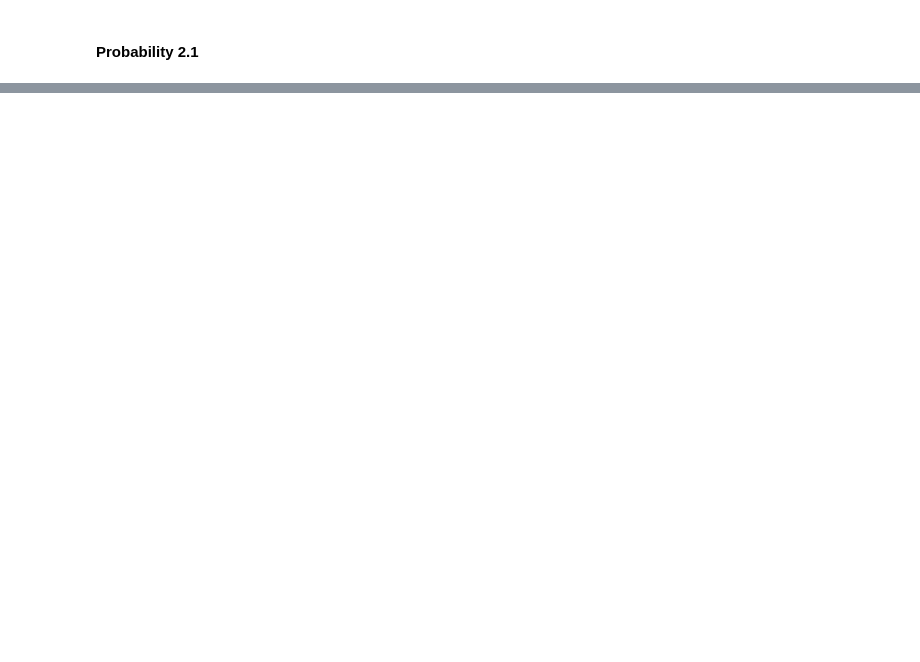
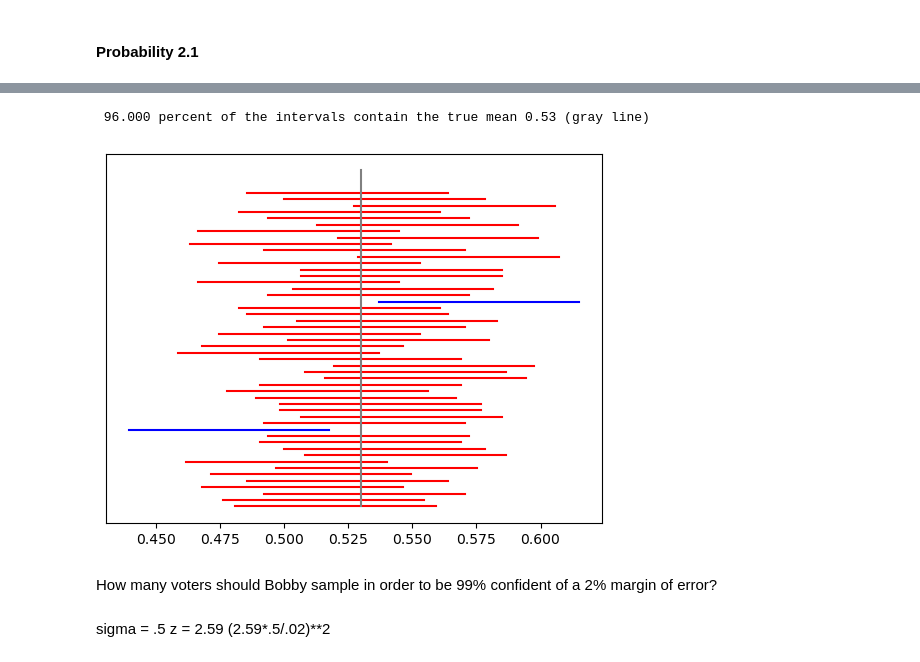
Before and after one commit to ninja-lab/PowerElectronics, a Jupyter notebook: Chapter2Problems/BrilliantStatistics.ipynb, the cells around one changed output, grey strips where cells are left out. Cells and saved outputs as stored; diff of their text form; code cells hidden in the pictures; blank space fills up the shorter version.

```diff
--- a/Chapter2Problems/BrilliantStatistics.ipynb
+++ b/Chapter2Problems/BrilliantStatistics.ipynb
@@ -666,0 +864,39 @@ $\mathbb{P}(A) = \mathbb{P}(A|B)P(B) + \mathbb{P}(A|C)P(C)$
+# %%
+InteractiveShell.ast_node_interactivity = "last"
+from decimal import Decimal
+
+
+sample_size = 625
+
+counter = 0
+
+ax = plt.gca()
+ax.axes.xaxis.set_visible(True)
+ax.axes.yaxis.set_visible(False)
+
+for i in range(50):
+    sample = np.random.binomial(n=1, p=0.53, size =sample_size)   # Creates a sample drawn from a binomial distribution
+    sample_mean = np.mean(sample)                           # Computes the sample mean
+    x = [sample_mean-1.96*0.5/np.sqrt(sample_size), sample_mean+1.96*0.5/np.sqrt(sample_size)]    # 95% confidence interval
+    y = [i/30, i/30]
+    if sample_mean-1.96*0.5/np.sqrt(sample_size) <= 0.53 and 0.53 <= sample_mean+1.96*0.5/np.sqrt(sample_size):  # Updates the counter and colors the interval plot depending on whether or not it includes the true mean
+        plt.plot(x,y,color="red")
+        counter += 1
+    else:
+        plt.plot(x,y,color="blue")
+
+plt.plot([0.53,0.53],[0,1.75],color="gray")
+
+print(f' {round(Decimal((counter/50)*100),3)} percent of the intervals contain the true mean 0.53 (gray line)')
+
+plt.savefig("myplot.png")
+# %% [output]
+ 96.000 percent of the intervals contain the true mean 0.53 (gray line)
+[figure, added]
+# %% [markdown]
+How many voters should Bobby sample in order to be
+99% confident of a 2% margin of error?
+# %% [markdown]
+sigma = .5
+z = 2.59
+(2.59*.5/.02)**2
```
Also changed, not shown: parts of 100 cells of this notebook, 1 other file.
